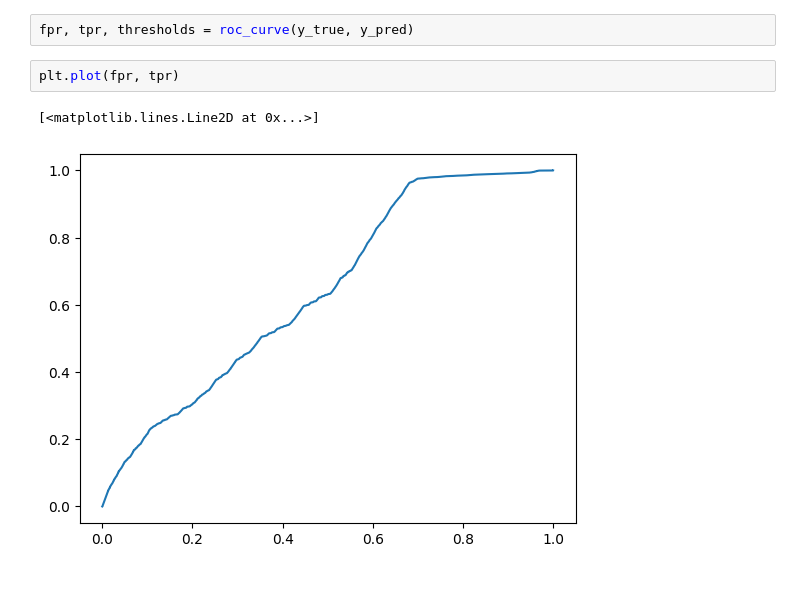
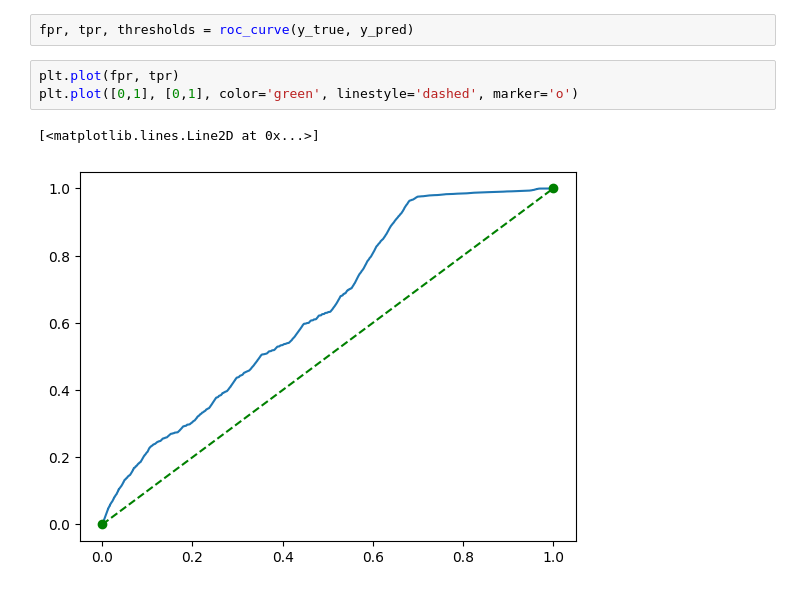
Before and after one commit to JulianBvW/Wearable-Sleep-Event-Detection, a Jupyter notebook: Notebooks/27_somnolyzer_baseline_roc.ipynb, the cells around one changed output. Cells and saved outputs as stored; diff of their text form.

Commit message:
Added 0-curve to ROC

```diff
--- a/Notebooks/27_somnolyzer_baseline_roc.ipynb
+++ b/Notebooks/27_somnolyzer_baseline_roc.ipynb
@@ -18,8 +18,9 @@ y_true, y_pred = output['targets'], output['predictions']
 y_true[y_true == 2] = 1
 # %%
 fpr, tpr, thresholds = roc_curve(y_true, y_pred)
-# %%
-plt.plot(fpr, tpr)
-# %% [output]
-[<matplotlib.lines.Line2D at 0x...>]
-[figure, removed]
+# %%
+plt.plot(fpr, tpr)
+plt.plot([0,1], [0,1], color='green', linestyle='dashed', marker='o')
+# %% [output]
+[<matplotlib.lines.Line2D at 0x...>]
+[figure, added]
```
